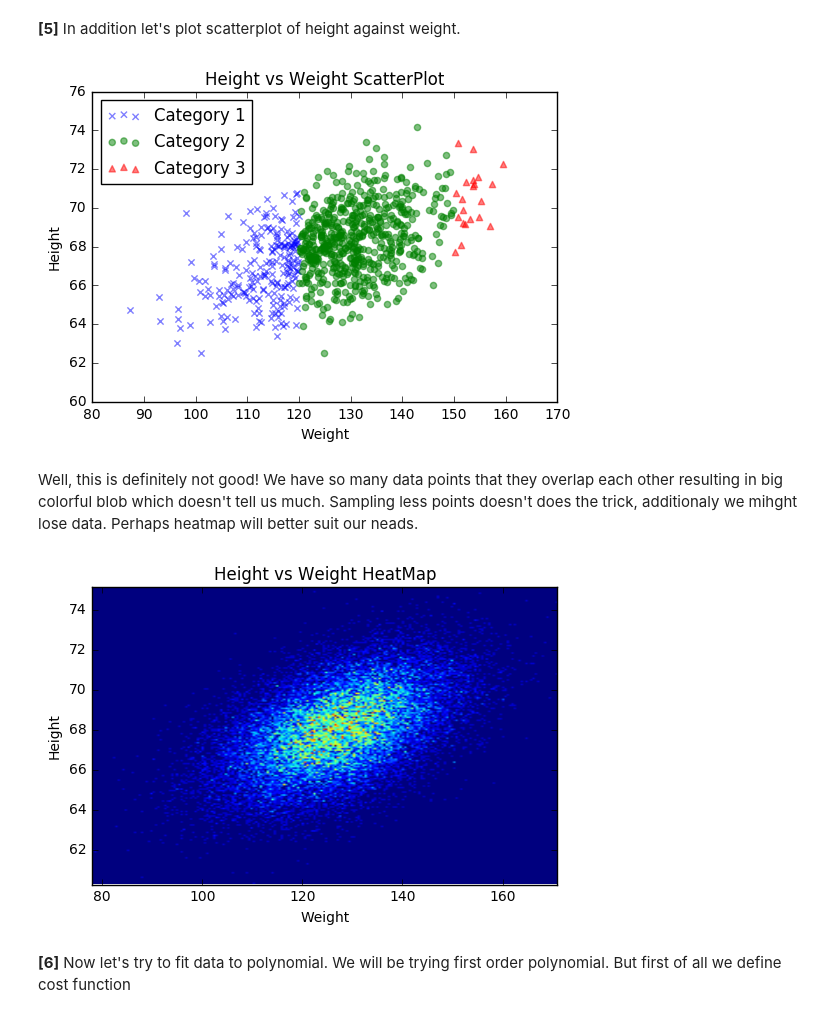
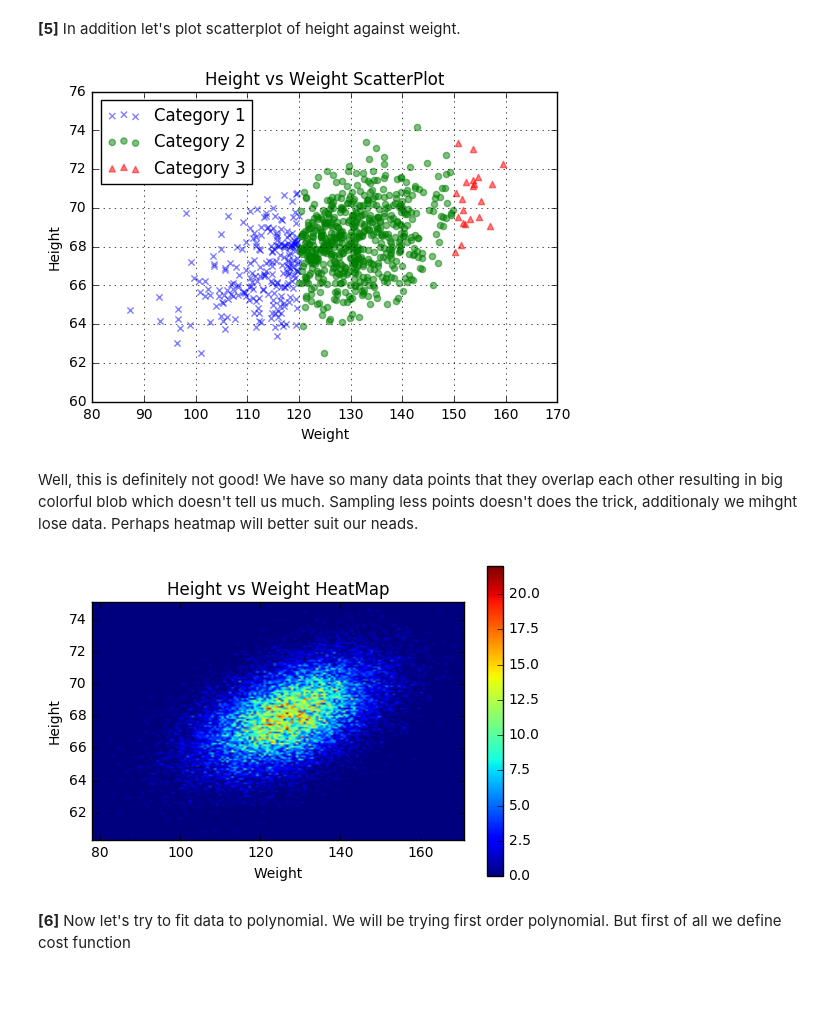
Before and after one commit to EvdokimovN/S7DataScience, a Jupyter notebook: S7DataScience.ipynb, the cells around one changed output. Saved outputs shown, nothing was run; the diff lists cells and outputs as text; code cells hidden in the pictures; blank space fills up the shorter version.

Commit message:
Further improve plots

```diff
--- a/S7DataScience.ipynb
+++ b/S7DataScience.ipynb
@@ -110,26 +111,29 @@ plt.legend(loc='upper left')
 plt.title('Height vs Weight ScatterPlot')
 plt.ylabel('Height')
 plt.xlabel('Weight')
+plt.grid()
 
 plt.show()
 # %% [output]
-[figure, old version]
+[figure, new version]
 # %% [markdown]
 Well, this is definitely not good! We have so many data points that they overlap each other resulting in big colorful blob which doesn't tell us much. Sampling less points doesn't does the trick, additionaly we mihght lose data. Perhaps heatmap will better suit our neads.
 # %%
 # Number of bins used to split data
-bins = 200
+bins = 150
 
 heatmap, xedges, yedges = np.histogram2d(df[weight_column_index], df[height_column_index], bins=bins)
 extent = [xedges[0], xedges[-1], yedges[0], yedges[-1]]
 plt.clf()
 plt.imshow(heatmap.T, extent=extent, origin='lower', aspect=4)
+plt.colorbar()
 plt.title('Height vs Weight HeatMap')
 plt.ylabel('Height')
 plt.xlabel('Weight')
+
 plt.show()
 # %% [output]
-[figure, old version]
+[figure, new version]
 # %% [markdown]
 **[6]** Now let's try to fit data to polynomial. We will be trying first order polynomial. But first of all we define cost function
 # %%
```
Also changed, not shown: parts of 4 cells of this notebook.
